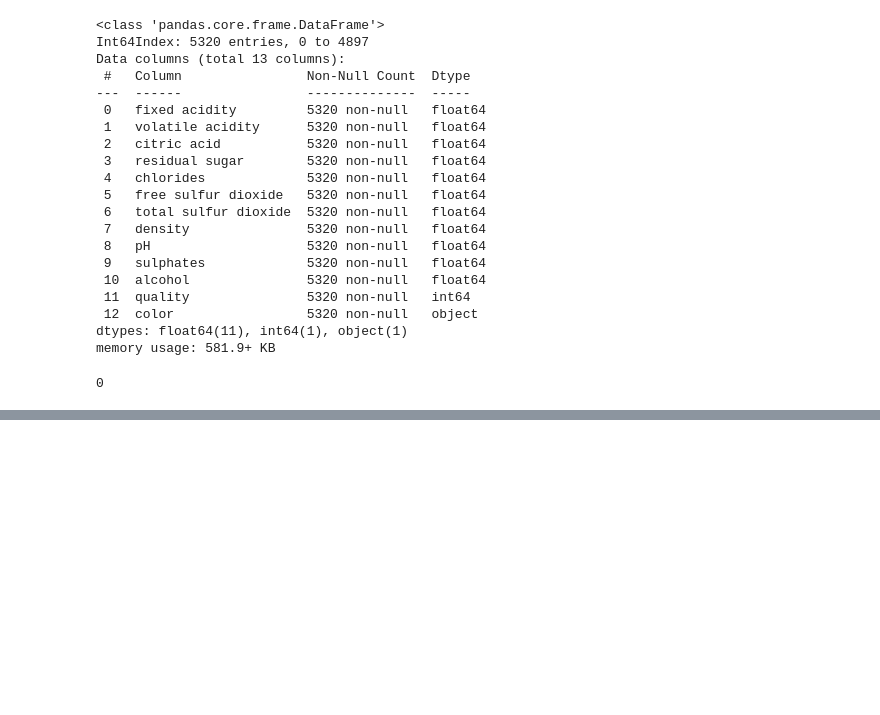
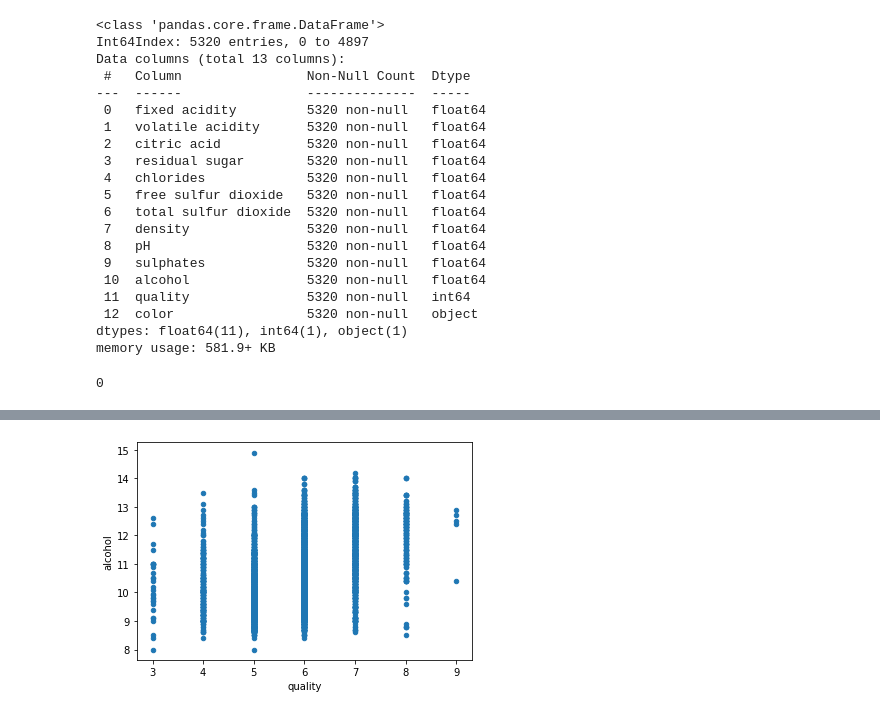
Before and after one commit to Sibin-Sibi/wine_quality, a Jupyter notebook: model.ipynb, the cells around one changed output, grey strips where cells are left out. Saved outputs shown, nothing was run; the diff lists cells and outputs as text; code cells hidden in the pictures; blank space fills up the shorter version.

```diff
--- a/model.ipynb
+++ b/model.ipynb
@@ -207,0 +179,4 @@ winedata.duplicated().sum()
+# %%
+sca('alcohol')
+# %% [output]
+[figure, added]
```
Also changed, not shown: parts of 43 cells of this notebook.
